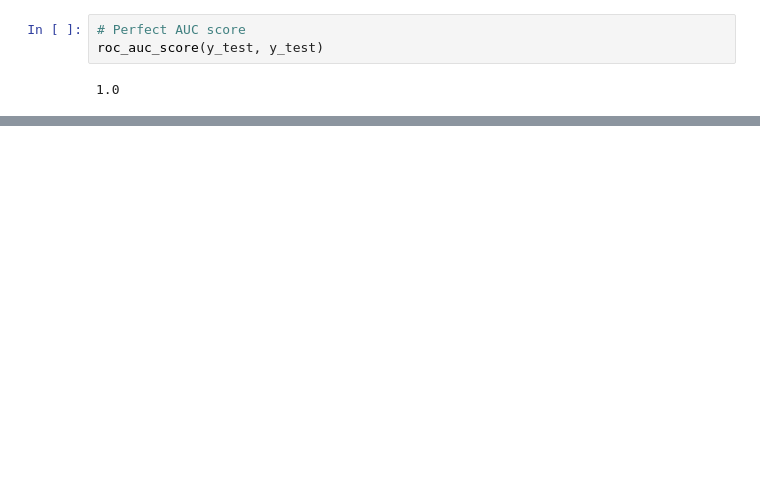
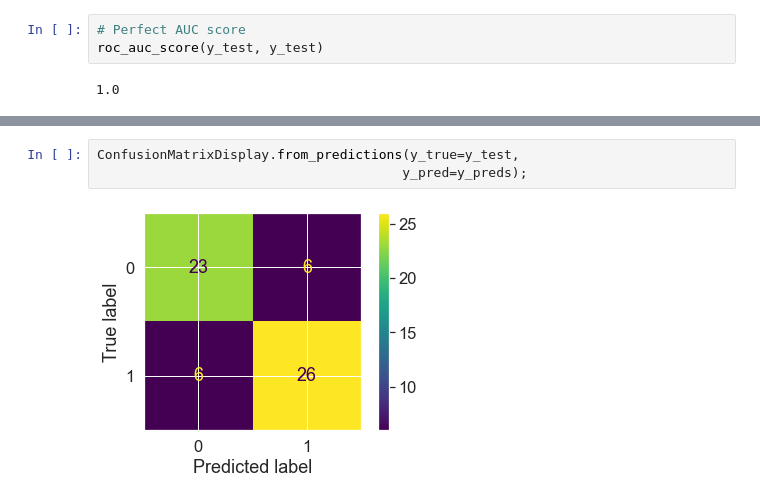
Before and after one commit to Abdullah-Shaikh45/DataScienceJourney, a Jupyter notebook: Scikit-Learn/Evaluation-of-classification-model.ipynb, the cells around one changed output, grey strips where cells are left out. Drawn from its saved outputs; the diff is of its cells as text; blank space fills up the shorter version.

```diff
--- a/Scikit-Learn/Evaluation-of-classification-model.ipynb
+++ b/Scikit-Learn/Evaluation-of-classification-model.ipynb
@@ -141,0 +193,5 @@ roc_auc_score(y_test, y_test)
+# %%
+ConfusionMatrixDisplay.from_predictions(y_true=y_test,
+                                       y_pred=y_preds);
+# %% [output]
+[figure, added]
```
Also changed, not shown: parts of 15 cells of this notebook, 3 other files.
